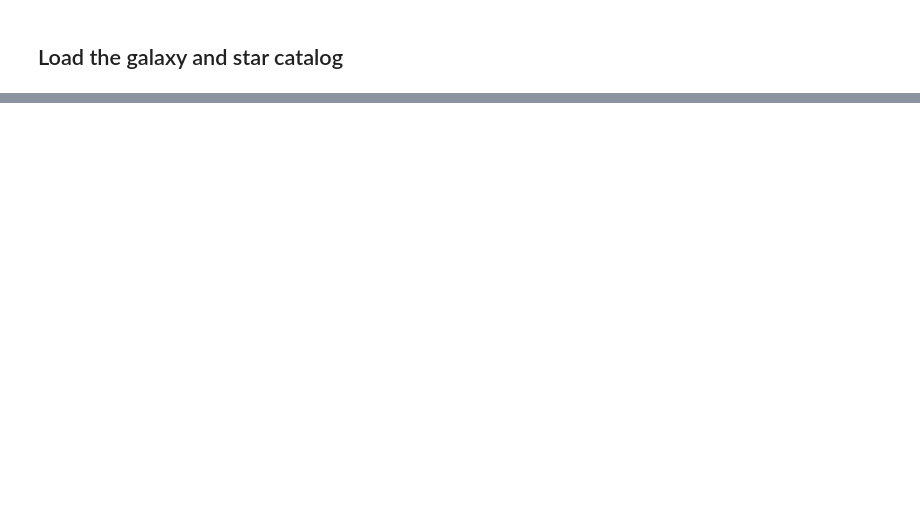
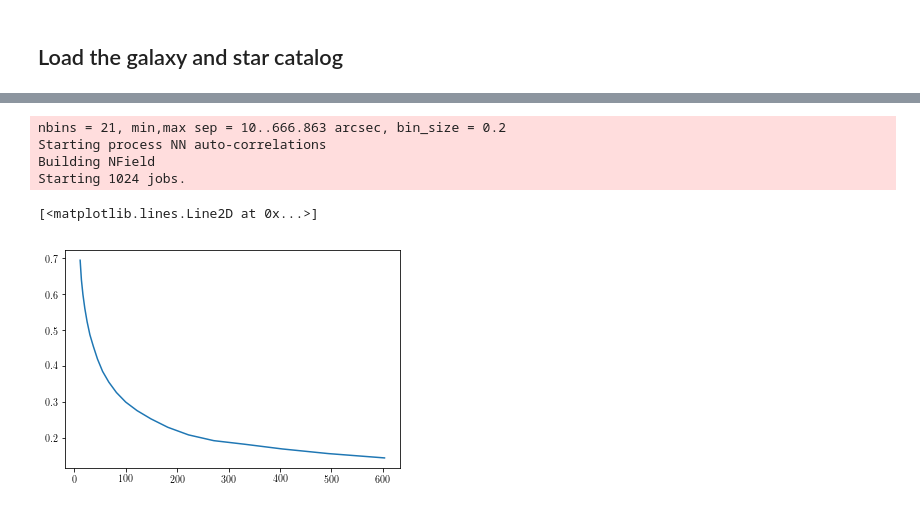
Before and after one commit to dr-guangtou/bubbletea, a Jupyter notebook: notebooks/s18a_color_color_gal_star.ipynb, the cells around one changed output, grey strips where cells are left out. Saved outputs shown, nothing was run; the diff lists cells and outputs as text; code cells hidden in the pictures; blank space fills up the shorter version.

```diff
--- a/notebooks/s18a_color_color_gal_star.ipynb
+++ b/notebooks/s18a_color_color_gal_star.ipynb
@@ -162,0 +178,6 @@ import treecorr
+# %%
+config = {'min_sep': 10, 'max_sep': 600, 'bin_size': 0.2, 'sep_units': 'arcsec', 'verbose': 2}
+
+gg = treecorr.NNCorrelation(config)
+ss = treecorr.NNCorrelation(config)
+gs = treecorr.NNCorrelation(config)
@@ -162,0 +201,15 @@ import treecorr
+# %%
+rr = treecorr.NNCorrelation(config)
+rr.process(rand_tree)
+# %% [output]
+nbins = 21, min,max sep = 10..666.863 arcsec, bin_size = 0.2
+Starting process NN auto-correlations
+Building NField
+Starting 1024 jobs.
+# %%
+xi, varxi = gg.calculateXi(ss,gs)
+# %%
+plt.plot(np.exp(gg.logr), xi)
+# %% [output]
+[<matplotlib.lines.Line2D at 0x...>]
+[figure, added]
```
Also changed, not shown: parts of 20 cells of this notebook.
